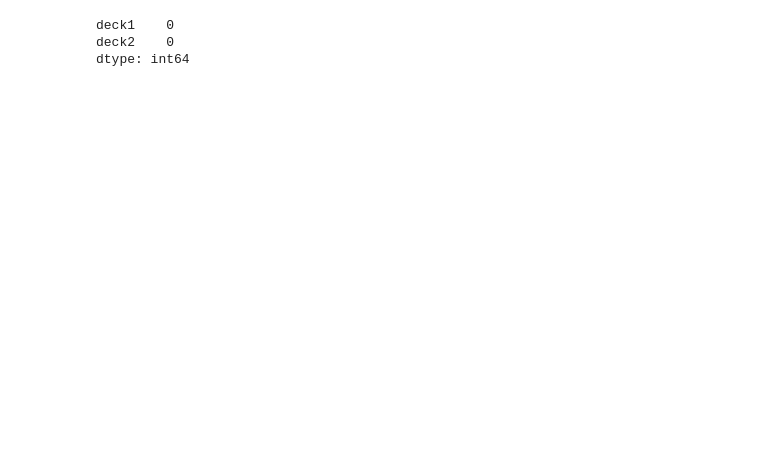
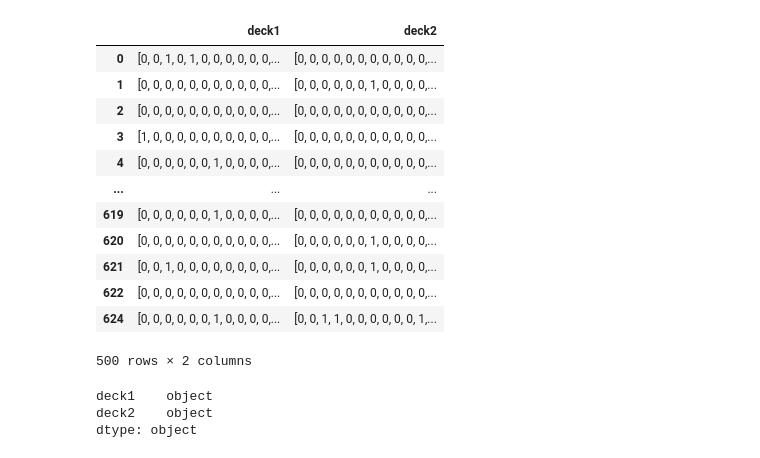
Before and after one commit to jacopodallafior/Clash-Royale-Project-main, a Jupyter notebook: notebooks/3_clash_royale_training_pipeline.ipynb, the cells around one changed output. Cells and saved outputs as stored; diff of their text form; code cells hidden in the pictures; blank space fills up the shorter version.

```diff
--- a/notebooks/3_clash_royale_training_pipeline.ipynb
+++ b/notebooks/3_clash_royale_training_pipeline.ipynb
@@ -137,9 +134,31 @@ X_train
 | 622 | [0, 0, 0, 0, 0, 0, 0, 0, 0, 0, 0,... | [0, 0, 0, 0, 0, 0, 0, 0, 0, 0, 0,... |
 | 624 | [0, 0, 0, 0, 0, 0, 1, 0, 0, 0, 0,... | [0, 0, 1, 1, 0, 0, 0, 0, 0, 0, 1,... |
 500 rows × 2 columns
-# %%
-print(X_train.isna().sum())
-# %% [output]
-deck1    0
-deck2    0
-dtype: int64
+# %%
+import pandas as pd
+
+# Assuming x_train is already loaded into memory, we'll convert the deck1 and deck2 columns into arrays of numbers.
+# Simulating an example since the actual x_train content is not directly available.
+
+# Example data simulation
+
+
+# Transform columns into arrays of numbers
+X_train["deck1"] = X_train["deck1"].apply(lambda x: list(x))
+X_train["deck2"] = X_train["deck2"].apply(lambda x: list(x))
+
+X_train
+# %% [output]
+|  | deck1 | deck2 |
+| 0 | [0, 0, 1, 0, 1, 0, 0, 0, 0, 0, 0,... | [0, 0, 0, 0, 0, 0, 0, 0, 0, 0, 0,... |
+| 1 | [0, 0, 0, 0, 0, 0, 0, 0, 0, 0, 0,... | [0, 0, 0, 0, 0, 0, 1, 0, 0, 0, 0,... |
+| 2 | [0, 0, 0, 0, 0, 0, 0, 0, 0, 0, 0,... | [0, 0, 0, 0, 0, 0, 0, 0, 0, 0, 0,... |
+| 3 | [1, 0, 0, 0, 0, 0, 0, 0, 0, 0, 0,... | [0, 0, 0, 0, 0, 0, 0, 0, 0, 0, 0,... |
+| 4 | [0, 0, 0, 0, 0, 0, 1, 0, 0, 0, 0,... | [0, 0, 0, 0, 0, 0, 0, 0, 0, 0, 0,... |
+| ... | ... | ... |
+| 619 | [0, 0, 0, 0, 0, 0, 1, 0, 0, 0, 0,... | [0, 0, 0, 0, 0, 0, 0, 0, 0, 0, 0,... |
+| 620 | [0, 0, 0, 0, 0, 0, 0, 0, 0, 0, 0,... | [0, 0, 0, 0, 0, 0, 1, 0, 0, 0, 0,... |
+| 621 | [0, 0, 1, 0, 0, 0, 0, 0, 0, 0, 0,... | [0, 0, 0, 0, 0, 0, 1, 0, 0, 0, 0,... |
+| 622 | [0, 0, 0, 0, 0, 0, 0, 0, 0, 0, 0,... | [0, 0, 0, 0, 0, 0, 0, 0, 0, 0, 0,... |
+| 624 | [0, 0, 0, 0, 0, 0, 1, 0, 0, 0, 0,... | [0, 0, 1, 1, 0, 0, 0, 0, 0, 0, 1,... |
+500 rows × 2 columns
@@ -145,0 +183,6 @@ dtype: int64
+# %%
+print(X_test.dtypes)
+# %% [output]
+deck1    object
+deck2    object
+dtype: object
```
Also changed, not shown: parts of 15 cells of this notebook.
